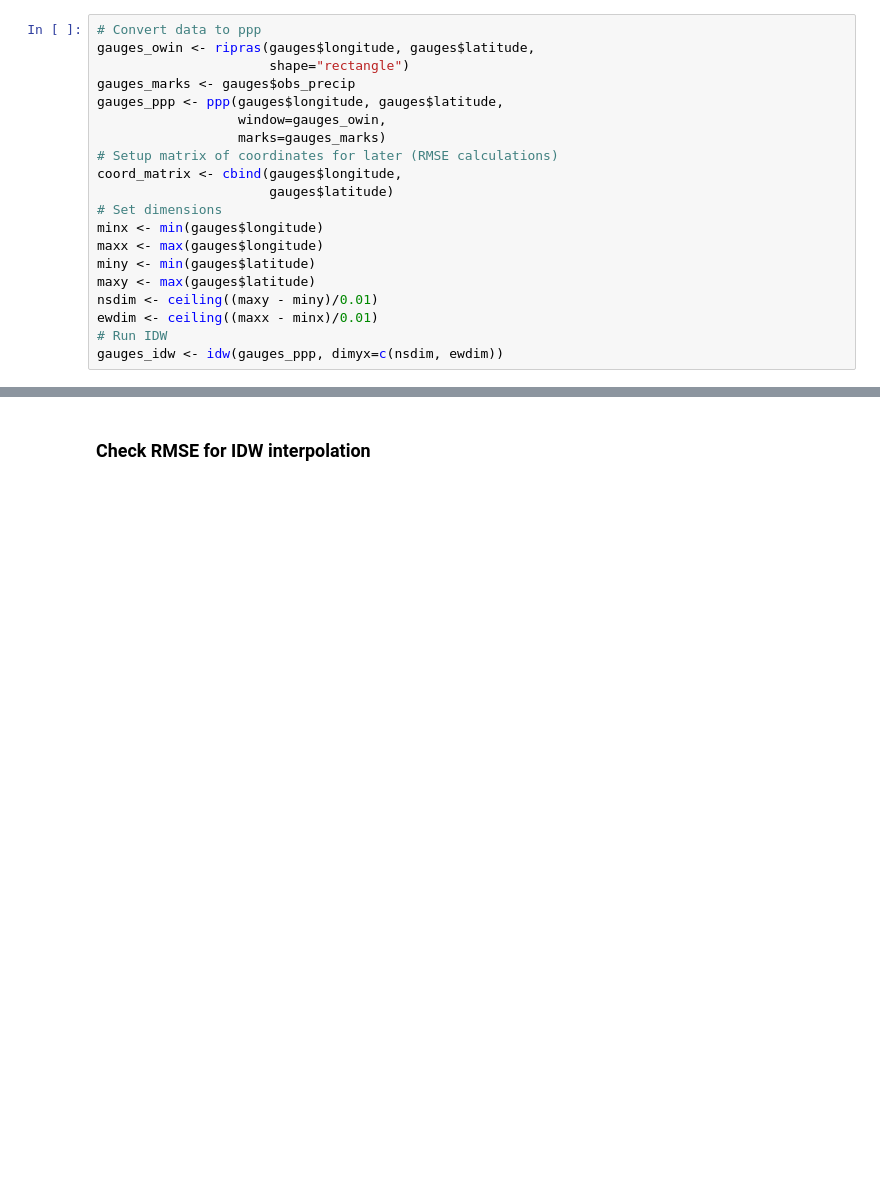
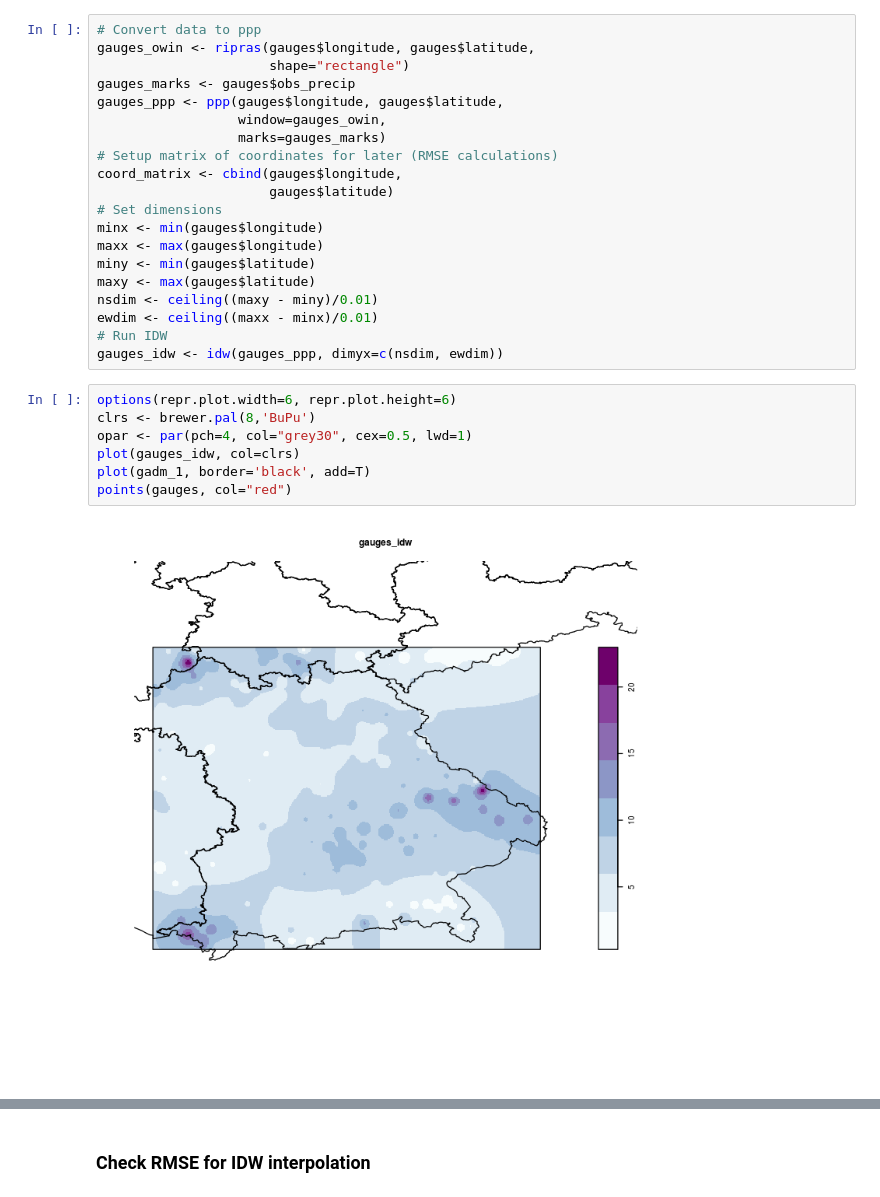
Before and after one commit to micha-silver/point_patterns, a Jupyter notebook: Point Pattern Kriging.ipynb, the cells around one changed output, grey strips where cells are left out. Drawn from its saved outputs; the diff is of its cells as text; blank space fills up the shorter version.

```diff
--- a/Point Pattern Kriging.ipynb
+++ b/Point Pattern Kriging.ipynb
@@ -95,5 +77,14 @@ nsdim <- ceiling((maxy - miny)/0.01)
 ewdim <- ceiling((maxx - minx)/0.01)
 # Run IDW
 gauges_idw <- idw(gauges_ppp, dimyx=c(nsdim, ewdim))
+# %%
+options(repr.plot.width=6, repr.plot.height=6)
+clrs <- brewer.pal(8,'BuPu')
+opar <- par(pch=4, col="grey30", cex=0.5, lwd=1)
+plot(gauges_idw, col=clrs)
+plot(gadm_1, border='black', add=T)
+points(gauges, col="red")
+# %% [output]
+[figure, added]
 # %% [markdown]
 ### IDW - predicted precipitation
```
Also changed, not shown: parts of 7 cells of this notebook, 1 other file.
